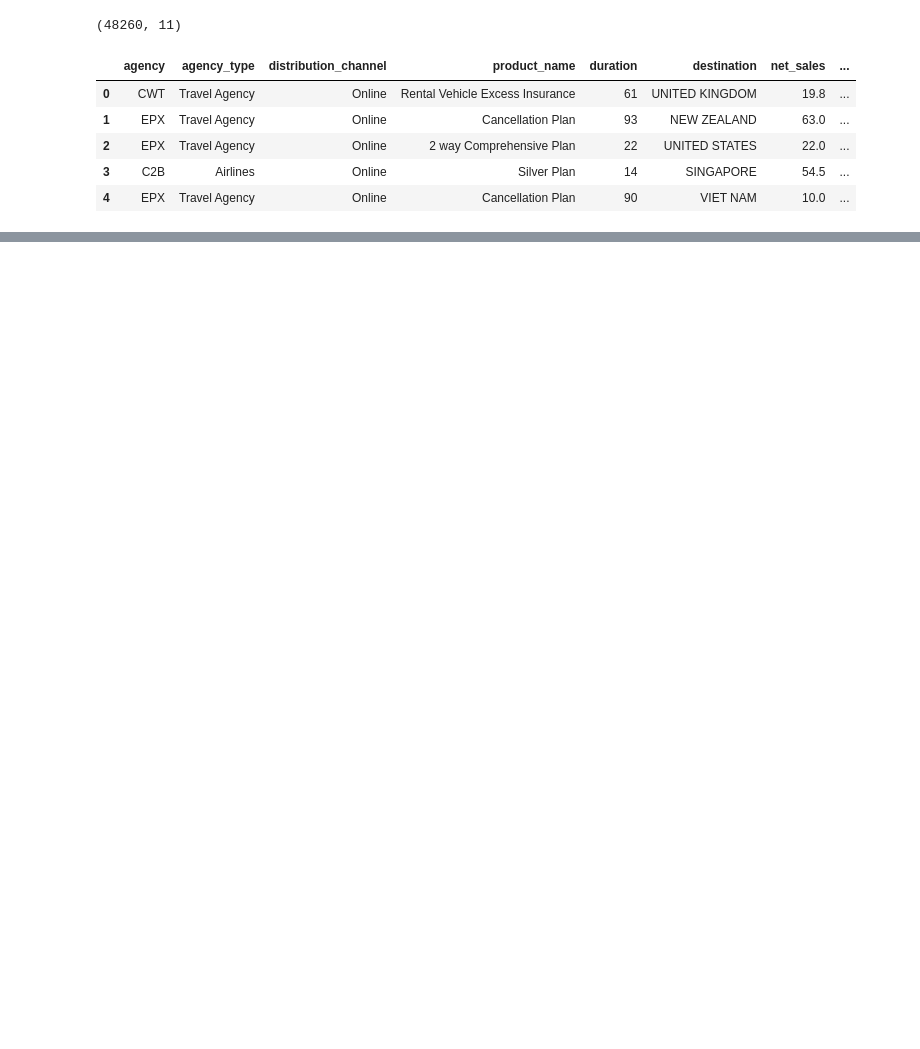
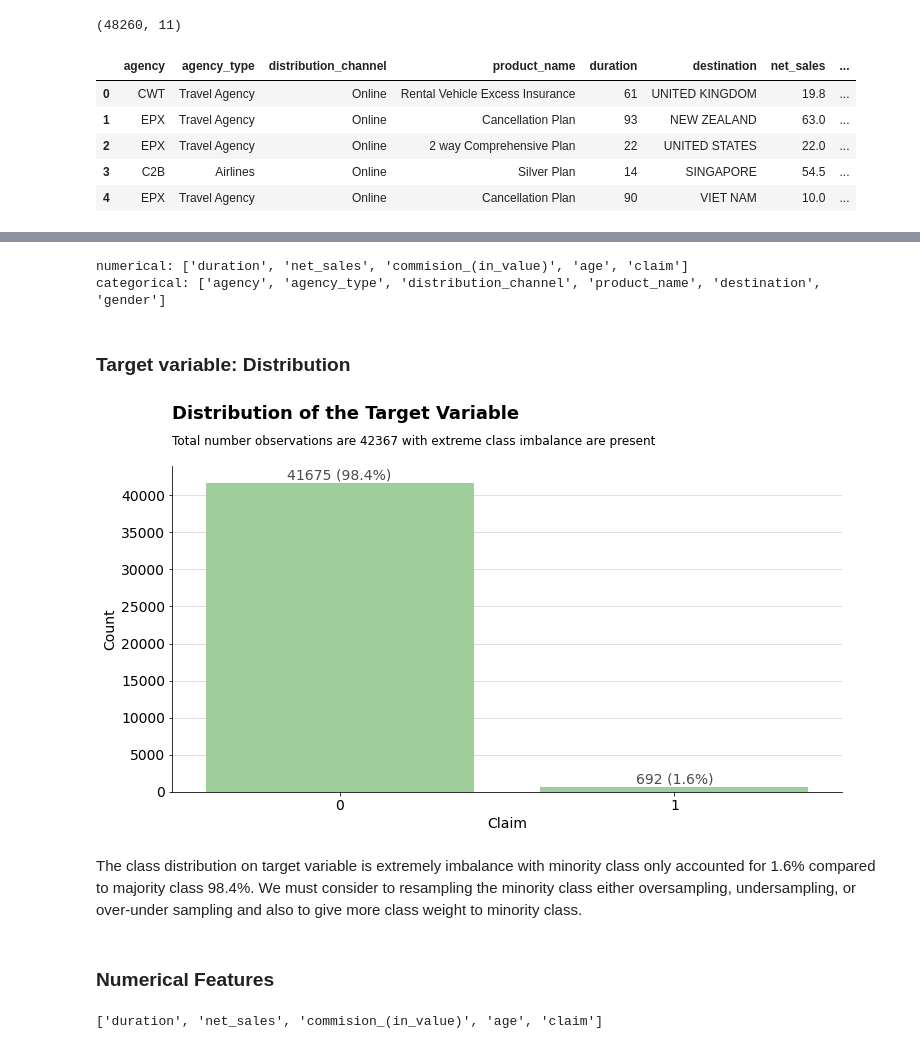
Before and after one commit to irfan-fadhlurrahman/practice-lab, a Jupyter notebook: dphi-ml-bootcamp/travel-insurance-claim/src/notebook.ipynb, the cells around one changed output, grey strips where cells are left out. Saved outputs shown, nothing was run; the diff lists cells and outputs as text; code cells hidden in the pictures; blank space fills up the shorter version.

```diff
--- a/dphi-ml-bootcamp/travel-insurance-claim/src/notebook.ipynb
+++ b/dphi-ml-bootcamp/travel-insurance-claim/src/notebook.ipynb
@@ -38,0 +108,52 @@ dataset.missing_values(df)
+# %%
+numerical = df.select_dtypes(np.number).columns.tolist()
+categorical = df.select_dtypes('O').columns.tolist()
+
+print(f"numerical: {numerical}")
+print(f"categorical: {categorical}")
+# %% [output]
+numerical: ['duration', 'net_sales', 'commision_(in_value)', 'age', 'claim']
+categorical: ['agency', 'agency_type', 'distribution_channel', 'product_name', 'destination', 'gender']
+# %% [markdown]
+### Target variable: Distribution
+# %%
+fig, ax = plt.subplots(1, 1, figsize=(12, 6))
+colors = ['#99d594', '#D53E4F', '#FC8D59']
+var = 'claim'
+
+sns.countplot(data=df, x=var, ax=ax, color=colors[0])
+feat_counts = df[var].value_counts().sort_index().values
+
+for n, count in enumerate(feat_counts):
+    ax.annotate(
+        f"{count} ({(100* count/np.sum(feat_counts)):.1f}%)",
+        xy=(n, count + 1000),
+        color='#4a4a4a', fontsize=14, alpha=1,
+        va = 'center', ha='center',
+    )
+for location in ['top', 'right']:
+    ax.spines[location].set_visible(False)
+
+ax.grid(axis='y', alpha=0.2)
+ax.set_axisbelow(True)
+ax.set_xlabel(f"{inflection.titleize(var)}", fontsize=14)
+ax.set_ylabel("Count", fontsize=14)
+ax.set_ylim(0, 44001, 5000)
+
+plt.xticks(alpha=1, fontsize=14)
+plt.yticks(alpha=1, fontsize=14)
+plt.grid(axis='y', alpha=0.5)
+
+plt.suptitle(f"Distribution of the Target Variable", ha='left', x=0.125, y=1.02, fontsize=18, fontweight='bold')
+plt.title(f"Total number observations are {df.shape[0]} with extreme class imbalance are present\n", loc='left')
+plt.show()
+# %% [output]
+[figure, added]
+# %% [markdown]
+The class distribution on target variable is extremely imbalance with minority class only accounted for 1.6% compared to majority class 98.4%. We must consider to resampling the minority class either oversampling, undersampling, or over-under sampling and also to give more class weight to minority class.
+# %% [markdown]
+### Numerical Features
+# %%
+numerical
+# %% [output]
+['duration', 'net_sales', 'commision_(in_value)', 'age', 'claim']
```
Also changed, not shown: parts of 23 cells of this notebook.
